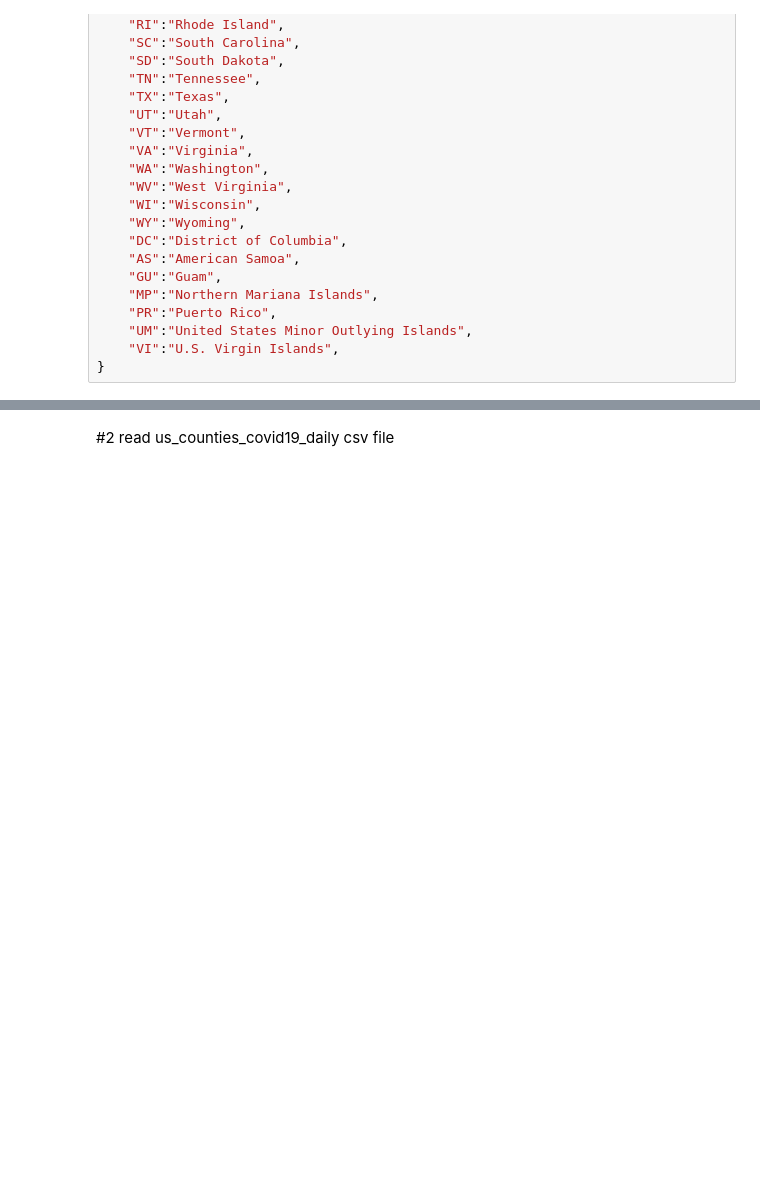
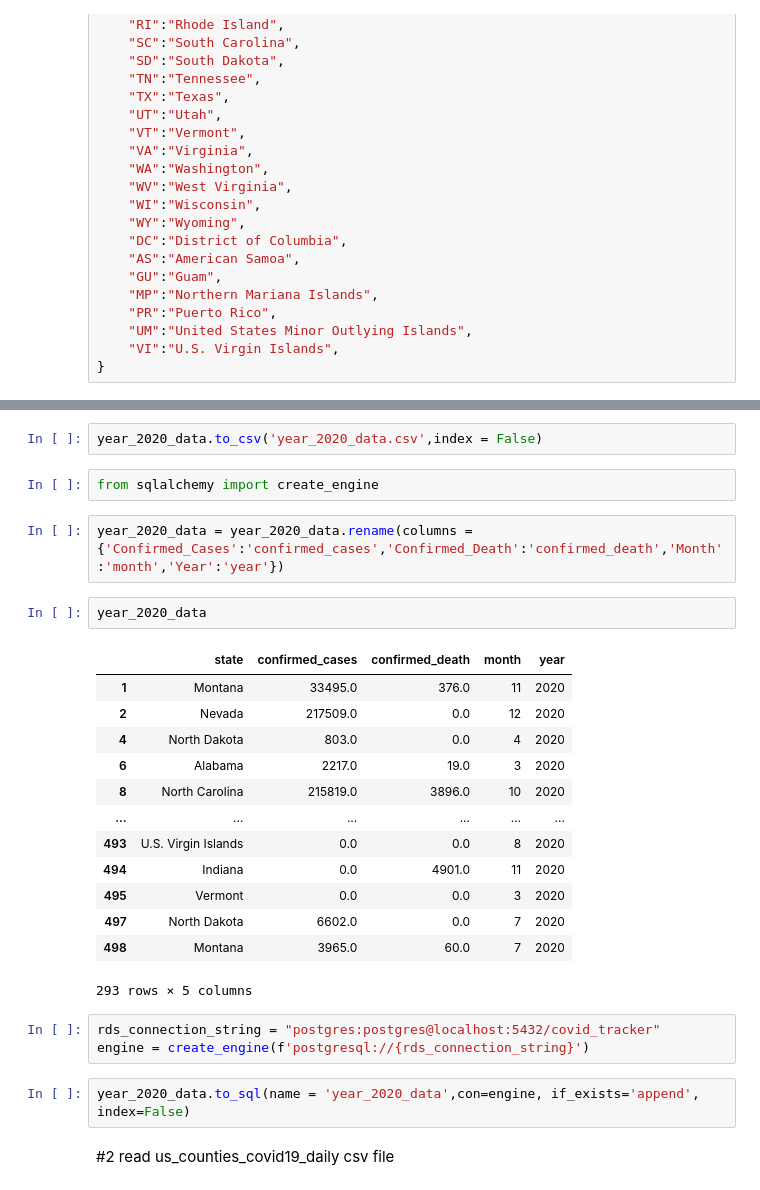
Before and after one commit to yxz674/Project2-Team3, a Jupyter notebook: main.ipynb, the cells around one changed output, grey strips where cells are left out. Saved outputs shown, nothing was run; the diff lists cells and outputs as text; blank space fills up the shorter version.

```diff
--- a/main.ipynb
+++ b/main.ipynb
@@ -183,6 +183,33 @@ See the caveats in the documentation: https://pandas.pydata.org/pandas-docs/stab
 | 497 | North Dakota | 6602.0 | 0.0 | 7 | 2020 |
 | 498 | Montana | 3965.0 | 60.0 | 7 | 2020 |
 293 rows × 5 columns
+# %%
+year_2020_data.to_csv('year_2020_data.csv',index = False)
+# %%
+from sqlalchemy import create_engine
+# %%
+year_2020_data = year_2020_data.rename(columns ={'Confirmed_Cases':'confirmed_cases','Confirmed_Death':'confirmed_death','Month':'month','Year':'year'})
+# %%
+year_2020_data
+# %% [output]
+|  | state | confirmed_cases | confirmed_death | month | year |
+| 1 | Montana | 33495.0 | 376.0 | 11 | 2020 |
+| 2 | Nevada | 217509.0 | 0.0 | 12 | 2020 |
+| 4 | North Dakota | 803.0 | 0.0 | 4 | 2020 |
+| 6 | Alabama | 2217.0 | 19.0 | 3 | 2020 |
+| 8 | North Carolina | 215819.0 | 3896.0 | 10 | 2020 |
+| ... | ... | ... | ... | ... | ... |
+| 493 | U.S. Virgin Islands | 0.0 | 0.0 | 8 | 2020 |
+| 494 | Indiana | 0.0 | 4901.0 | 11 | 2020 |
+| 495 | Vermont | 0.0 | 0.0 | 3 | 2020 |
+| 497 | North Dakota | 6602.0 | 0.0 | 7 | 2020 |
+| 498 | Montana | 3965.0 | 60.0 | 7 | 2020 |
+293 rows × 5 columns
+# %%
+rds_connection_string = "postgres:postgres@localhost:5432/covid_tracker"
+engine = create_engine(f'postgresql://{rds_connection_string}')
+# %%
+year_2020_data.to_sql(name = 'year_2020_data',con=engine, if_exists='append', index=False)
 # %% [markdown]
 #2 read us_counties_covid19_daily csv file
 # %%
```
Also changed, not shown: parts of 4 cells of this notebook.
